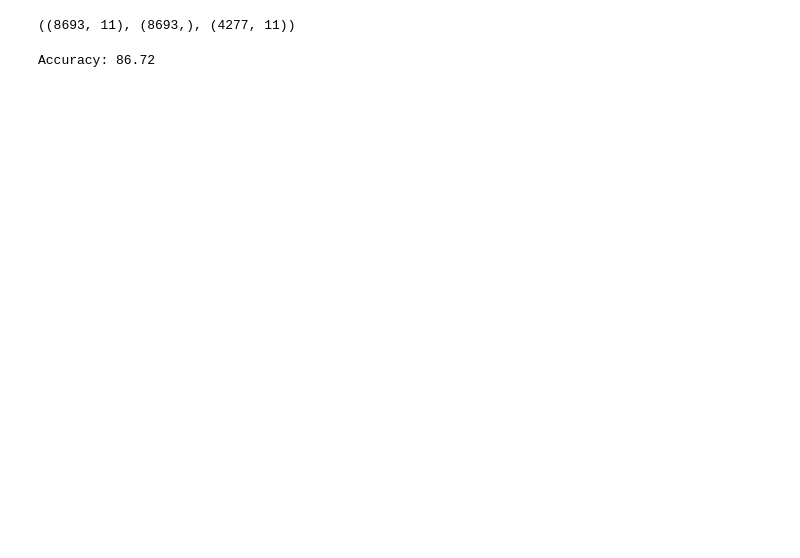
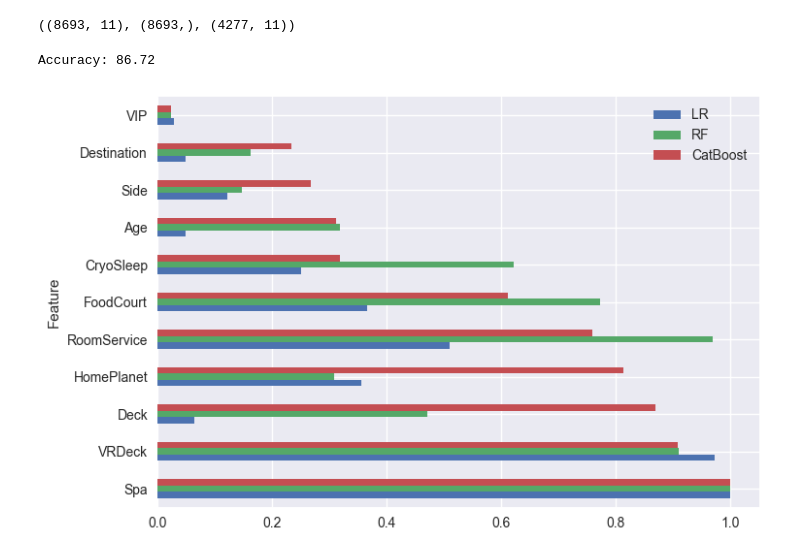
Before and after one commit to UneenU/Spaceship-Titanic-Kaggle, a Jupyter notebook: spaceship.ipynb, the cells around one changed output. Cells and saved outputs as stored; diff of their text form; code cells hidden in the pictures; blank space fills up the shorter version.

```diff
--- a/spaceship.ipynb
+++ b/spaceship.ipynb
@@ -193,3 +193,17 @@ submission['Transported'] = submission['Transported'].map({0 : False, 1 : True})
 
 # Сохраняем DataFrame в csv файл
 submission.to_csv('submission.csv', index=False)
+# %%
+from sklearn.pipeline import make_pipeline
+
+def lr_pipeline():
+    model = make_pipeline(StandardScaler(), LogisticRegression(random_state = 0))
+    return model
+
+def rf_pipeline():
+    model = make_pipeline(StandardScaler(), RandomForestClassifier(random_state = 0))
+    return model
+
+def catboost_pipeline():
+    model = make_pipeline(StandardScaler(), CatBoostClassifier(random_state = 0))
+    return model
@@ -195,0 +290,4 @@ submission.to_csv('submission.csv', index=False)
+# %%
+acc_train, acc_test = feature_importances(train_data)
+# %% [output]
+[figure, added]
```
Also changed, not shown: parts of 3 cells of this notebook, 5 other files.
